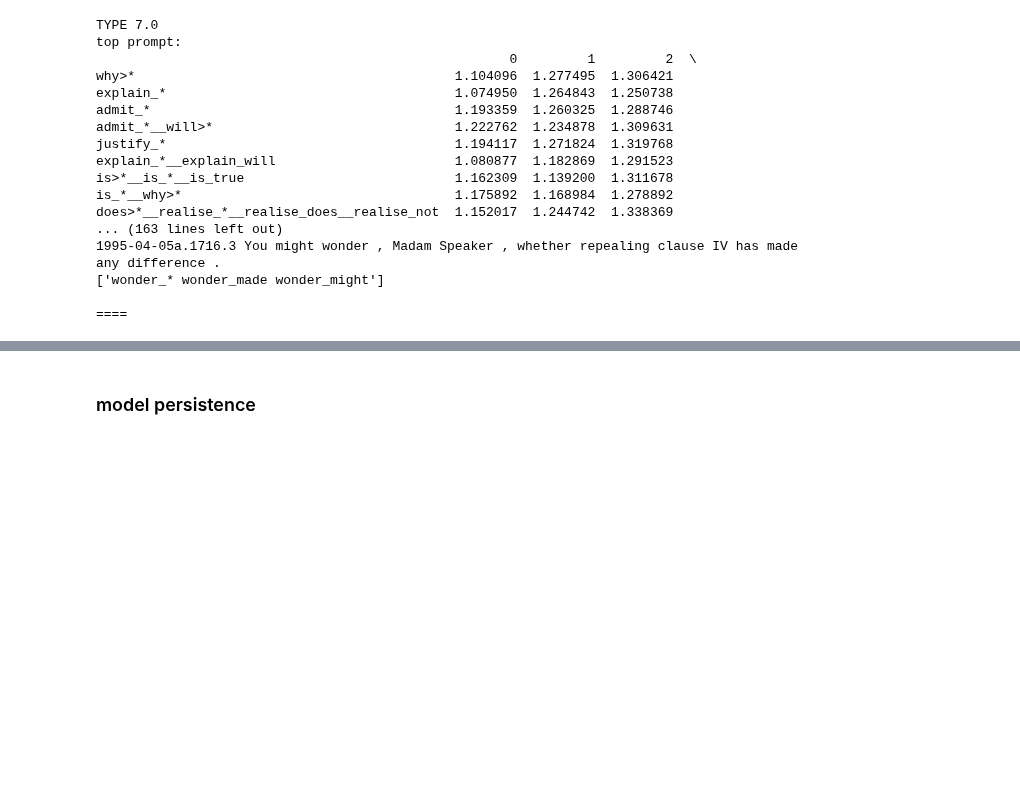
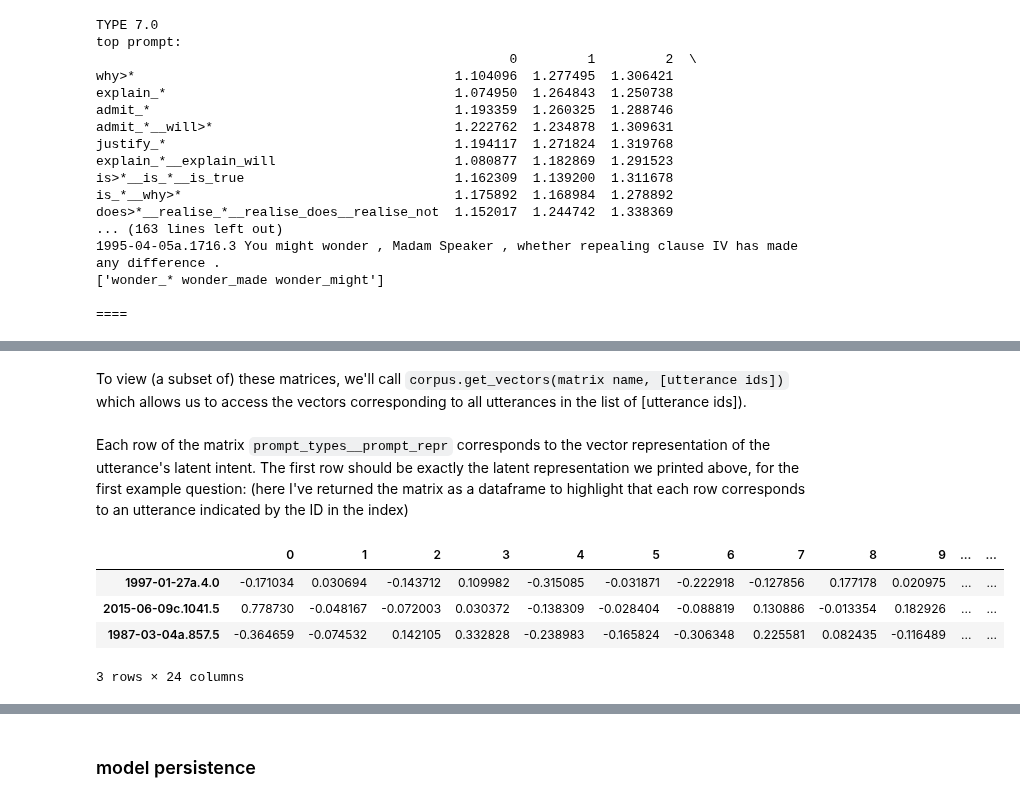
Before and after one commit to seanzhangkx8/ConvoKit, a Jupyter notebook: examples/prompt-types/prompt-type-demo.ipynb, the cells around one changed output, grey strips where cells are left out. Saved outputs shown, nothing was run; the diff lists cells and outputs as text; code cells hidden in the pictures; blank space fills up the shorter version.

```diff
--- a/examples/prompt-types/prompt-type-demo.ipynb
+++ b/examples/prompt-types/prompt-type-demo.ipynb
@@ -44,6 +44,9 @@ We'll load the corpus, plus some pre-computed dependency parses (see [this noteb
 
 corpus = convokit.Corpus(ROOT_DIR)
 corpus.load_info('utterance',['parsed'])
+# %%
+corpus = convokit.Corpus('/kitchen/convokit_corpora/parliament-corpus/')
+corpus.load_info('utterance',['parsed'])
 # %%
 import warnings
 warnings.filterwarnings('ignore')
@@ -140,8 +147,5 @@ We will actually create a pipeline to extract the arcs we want. This pipeline ha
     * (you may wonder how this transformer can tell whether a sentence has a question mark in it, given that the output of `TextToArcs` doesn't have any punctuation. Under the hood, `QuestionSentences` looks at the dependency parse of the sentence and checks whether the last token is a question.)
     * `QuestionSentences` also omits any sentences which don't begin in capital letters. To turn this off, pass parameter `use_caps=False`.
-# %%
-def question_filter(utt, aux_input={}):
-    return utt.meta['is_question']
 # %%
 def question_filter(utt):
     return utt.meta['is_question']
@@ -662,0 +732,14 @@ does>*__realise_*__realise_does__realise_not  1.152017  1.244742  1.338369
+# %% [markdown]
+To view (a subset of) these matrices, we'll call `corpus.get_vectors(matrix name, [utterance ids])` which allows us to access the vectors corresponding to all utterances in the list of [utterance ids]).
+# %% [markdown]
+Each row of the matrix `prompt_types__prompt_repr` corresponds to the vector representation of the utterance's latent intent. The first row should be exactly the latent representation we printed above, for the first example question:
+(here I've returned the matrix as a dataframe to highlight that each row corresponds to an utterance indicated by the ID in the index)
+# %%
+corpus.get_vectors('prompt_types__prompt_repr', ids=[utt.id, utt1.id, utt2.id],
+                   as_dataframe=True).head()
+# %% [output]
+|  | 0 | 1 | 2 | 3 | 4 | 5 | 6 | 7 | 8 | 9 | ... | ... |
+| 1997-01-27a.4.0 | -0.171034 | 0.030694 | -0.143712 | 0.109982 | -0.315085 | -0.031871 | -0.222918 | -0.127856 | 0.177178 | 0.020975 | ... | ... |
+| 2015-06-09c.1041.5 | 0.778730 | -0.048167 | -0.072003 | 0.030372 | -0.138309 | -0.028404 | -0.088819 | 0.130886 | -0.013354 | 0.182926 | ... | ... |
+| 1987-03-04a.857.5 | -0.364659 | -0.074532 | 0.142105 | 0.332828 | -0.238983 | -0.165824 | -0.306348 | 0.225581 | 0.082435 | -0.116489 | ... | ... |
+3 rows × 24 columns
```
Also changed, not shown: parts of 79 cells of this notebook.
